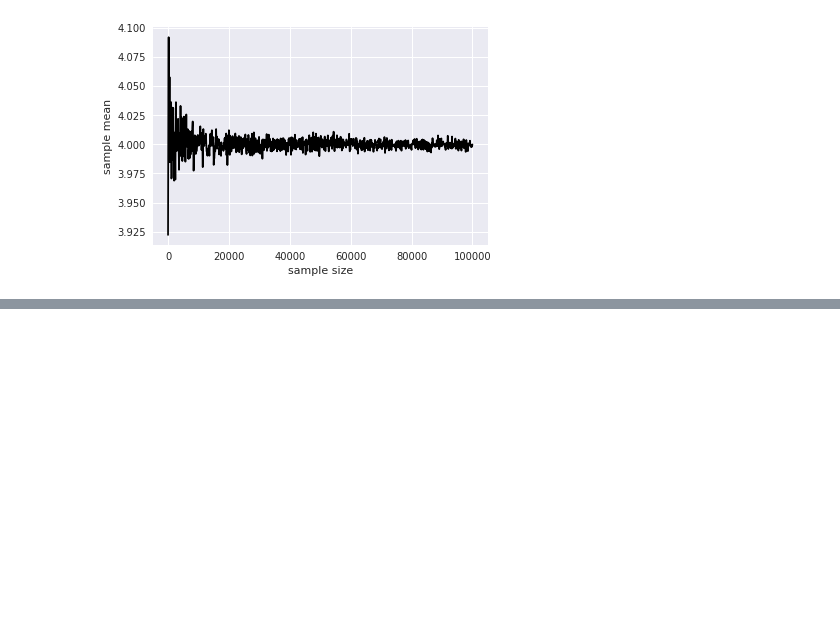
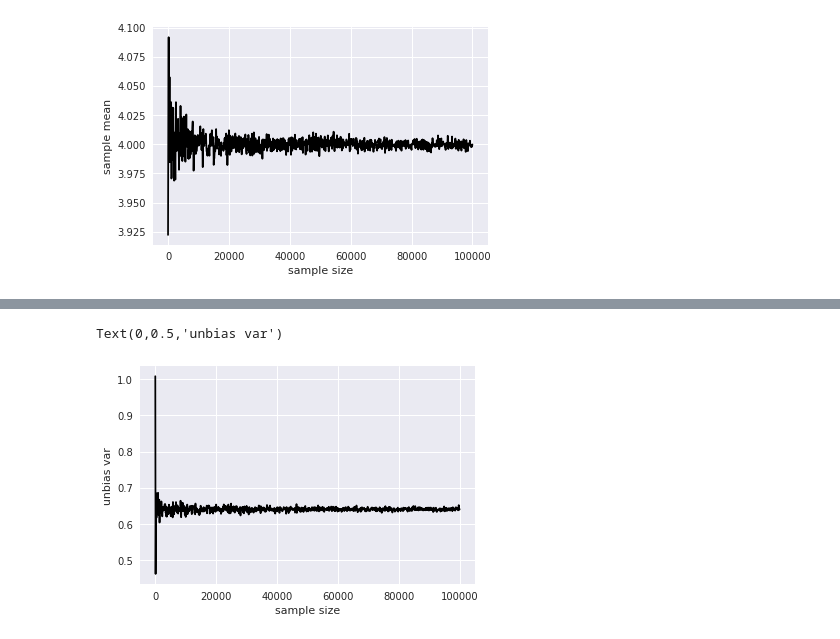
Before and after one commit to KentFujii/py_statistics, a Jupyter notebook: data_analysis/sampling.ipynb, the cells around one changed output, grey strips where cells are left out. Saved outputs shown, nothing was run; the diff lists cells and outputs as text; code cells hidden in the pictures; blank space fills up the shorter version.

```diff
--- a/data_analysis/sampling.ipynb
+++ b/data_analysis/sampling.ipynb
@@ -55,0 +176,14 @@ Text(0,0.5,'sample mean')
+# %%
+unbias_var_array_size = np.zeros(len(size_array))
+# %%
+np.random.seed(1)
+for i in range(0, len(size_array)):
+    sample = population.rvs(size=size_array[i])
+    unbias_var_array_size[i] = sp.var(sample, ddof=1)
+# %%
+plt.plot(size_array, unbias_var_array_size, color='black')
+plt.xlabel('sample size')
+plt.ylabel('unbias var')
+# %% [output]
+Text(0,0.5,'unbias var')
+[figure, added]
```
Also changed, not shown: parts of 15 cells of this notebook.
